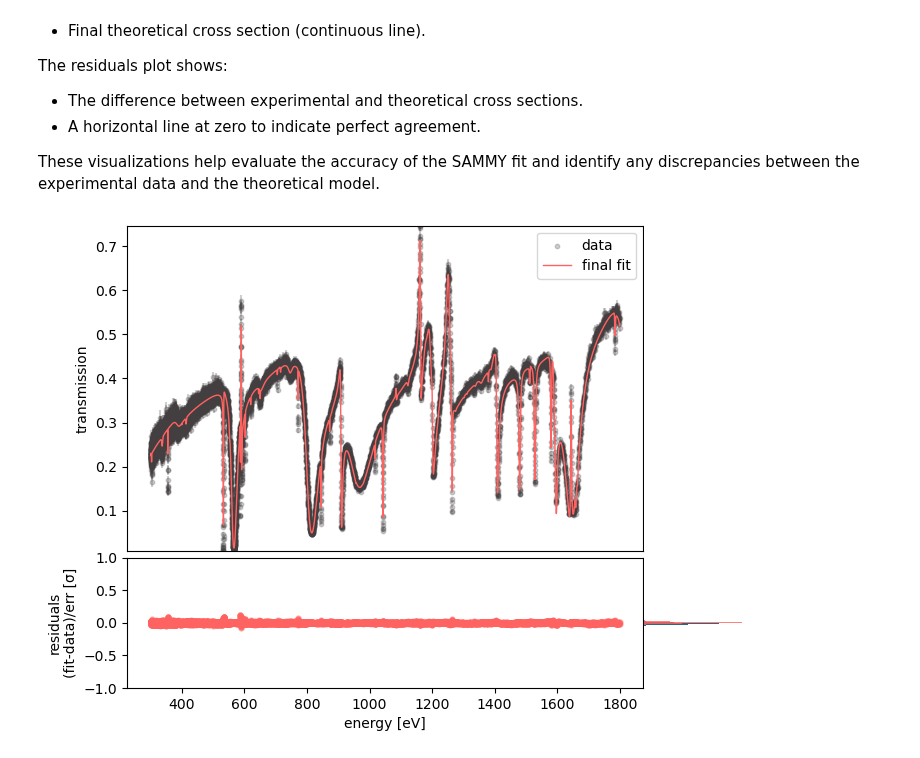
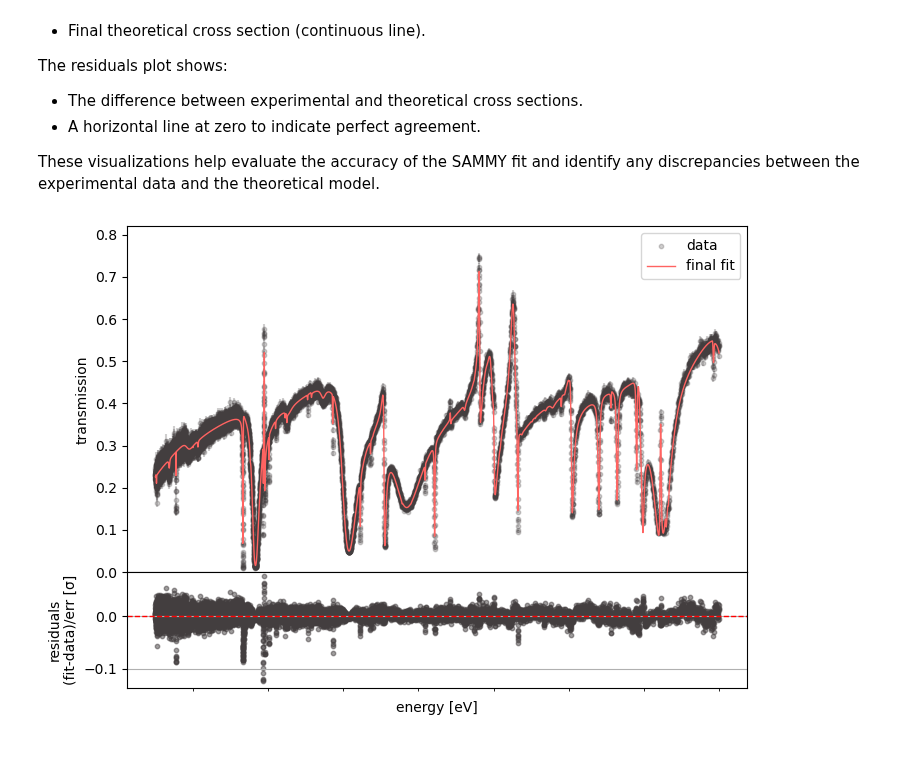
Before and after one commit to lanl/PLEIADES, a Jupyter notebook: examples/Notebooks/pleiades_Si_transmission.ipynb, the cells around one changed output. Cells and saved outputs as stored; diff of their text form; code cells hidden in the pictures.

Commit message:
Updated Si Notebook for new plotting routines.

```diff
--- a/examples/Notebooks/pleiades_Si_transmission.ipynb
+++ b/examples/Notebooks/pleiades_Si_transmission.ipynb
@@ -283,7 +291,13 @@ The residuals plot shows:
 
 These visualizations help evaluate the accuracy of the SAMMY fit and identify any discrepancies between the experimental data and the theoretical model.
 # %%
-# Plot the transmission data loaded from the LST file
-results_manager.plot_transmission(show_diff=True)
+import matplotlib.pyplot as plt
+from pleiades.sammy.results.plotter import plot_transmission
+
+# --- Plot transmission and residuals ---
+fig, ax = plot_transmission(results_manager.get_data(), residual=True)
+
+#show the plot
+plt.show()
 # %% [output]
-[figure, old version]
+[figure, new version]
```
Also changed, not shown: parts of 9 cells of this notebook.
